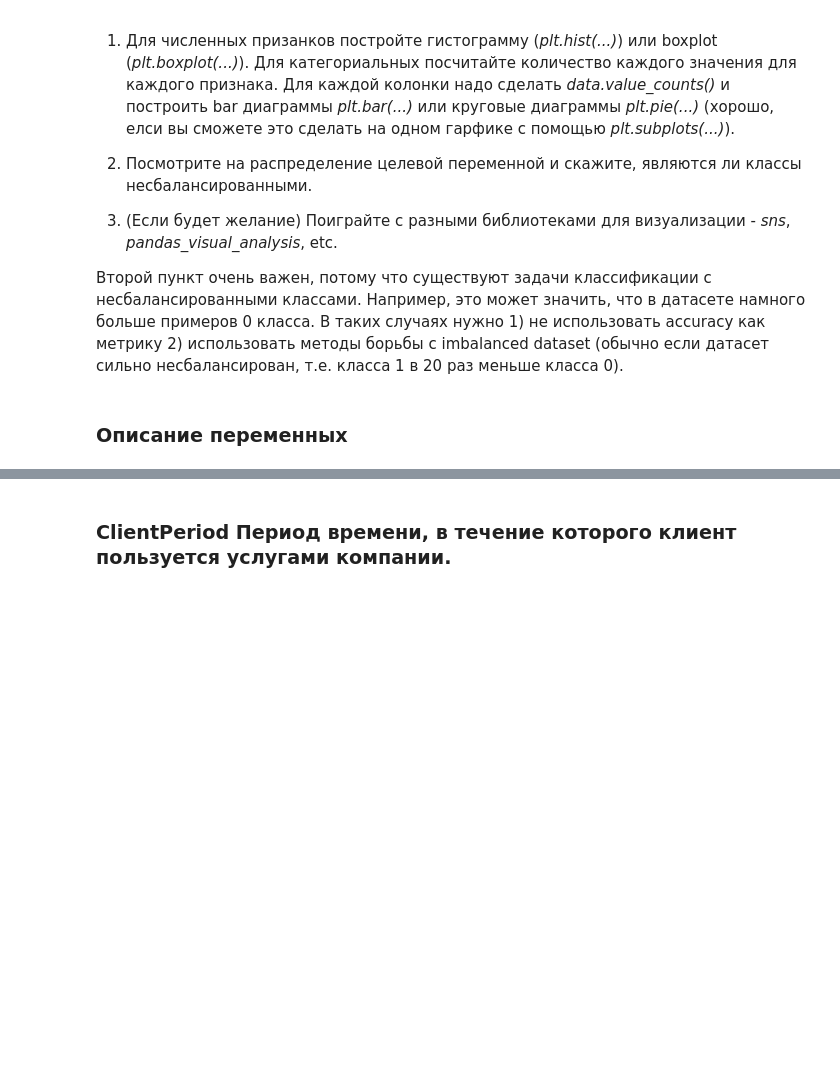
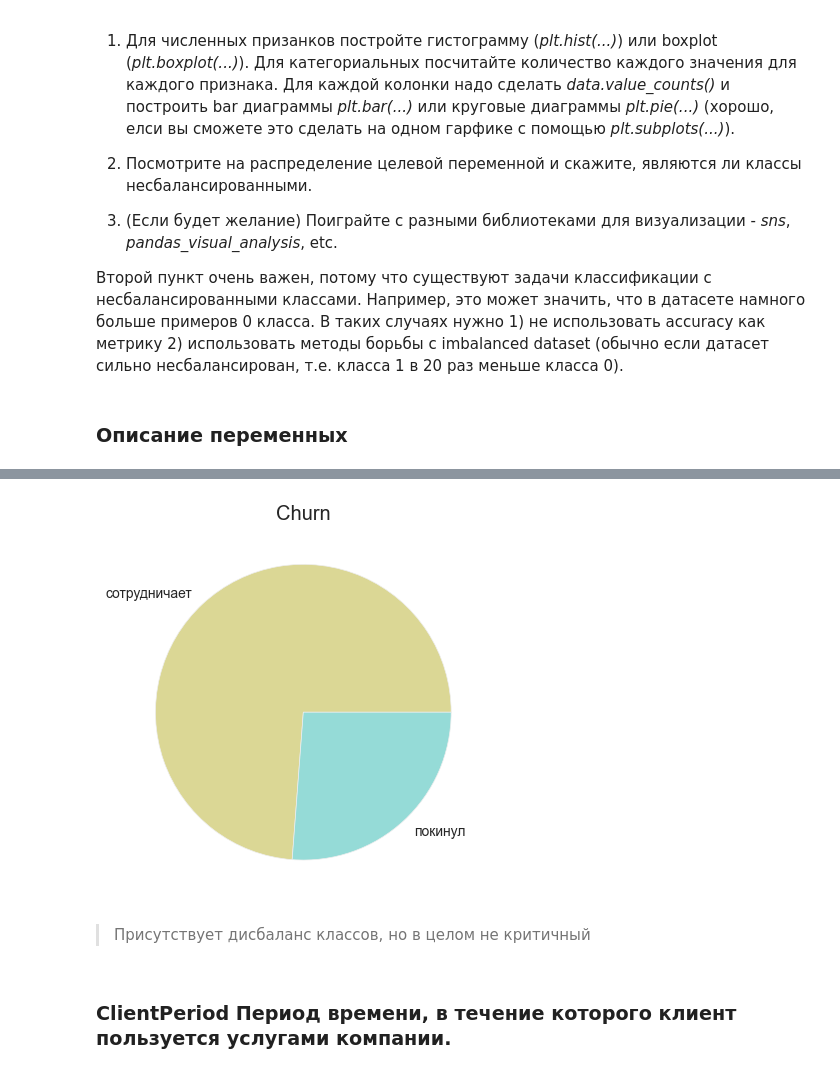
Before and after one commit to alex-chin/dsl_part_1_ml_cv, a Jupyter notebook: week_03_composition_model_selection/Homework/hw_3_kaggle_alx.ipynb, the cells around one changed output, grey strips where cells are left out. Cells and saved outputs as stored; diff of their text form; code cells hidden in the pictures; blank space fills up the shorter version.

```diff
--- a/week_03_composition_model_selection/Homework/hw_3_kaggle_alx.ipynb
+++ b/week_03_composition_model_selection/Homework/hw_3_kaggle_alx.ipynb
@@ -283,2 +293,11 @@ df.TotalSpent=df.TotalSpent.fillna(0)
+# %%
+fig, ax = plt.subplots()
+ax.set_title("Churn")
+plt.pie(df.Churn.value_counts(), labels=['сотрудничает', 'покинул'], colors=COLORS)
+plt.show()
+# %% [output]
+[figure, added]
+# %% [markdown]
+> Присутствует дисбаланс классов, но в целом не критичный
 # %% [markdown]
 ### ClientPeriod Период времени, в течение которого клиент пользуется услугами компании.
```
Also changed, not shown: parts of 49 cells of this notebook.
